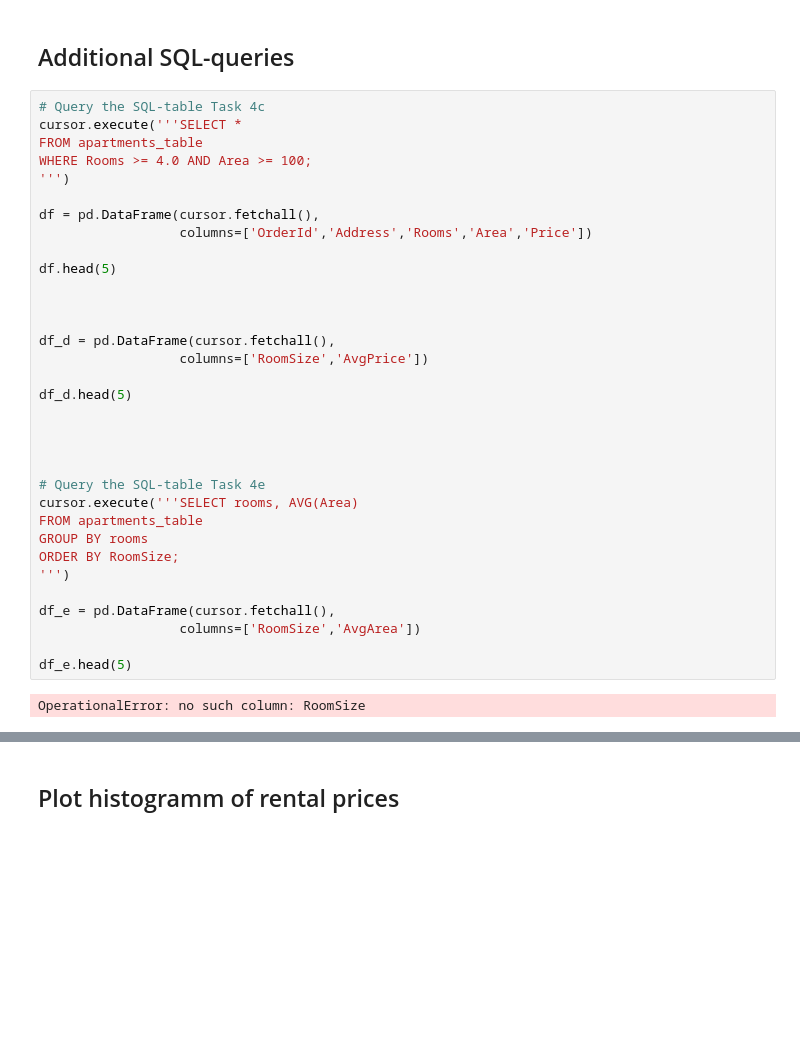
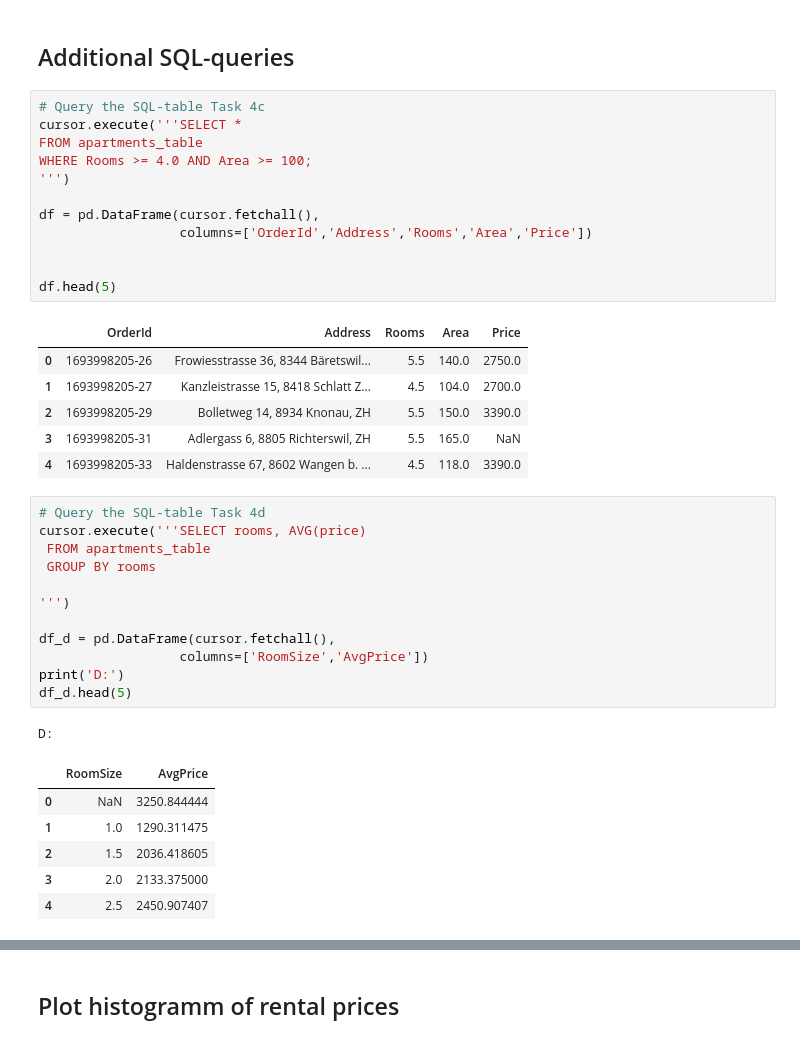
Before and after one commit to hartmannlars/data_analytics, a Jupyter notebook: Week_02/apartments_database_Python.ipynb, the cells around one changed output, grey strips where cells are left out. Saved outputs shown, nothing was run; the diff lists cells and outputs as text; blank space fills up the shorter version.

```diff
--- a/Week_02/apartments_database_Python.ipynb
+++ b/Week_02/apartments_database_Python.ipynb
@@ -105,35 +105,39 @@ df
 # %%
 # Query the SQL-table Task 4c
 cursor.execute('''SELECT *
 FROM apartments_table
 WHERE Rooms >= 4.0 AND Area >= 100;
 ''')
 
 df = pd.DataFrame(cursor.fetchall(),
                   columns=['OrderId','Address','Rooms','Area','Price'])
 
+
 df.head(5)
-
-
-
-df_d = pd.DataFrame(cursor.fetchall(),
-                  columns=['RoomSize','AvgPrice'])
-
-df_d.head(5)
-
-
-
-
-# Query the SQL-table Task 4e
-cursor.execute('''SELECT rooms, AVG(Area)
-FROM apartments_table
-GROUP BY rooms
-ORDER BY RoomSize;
-''')
-
-df_e = pd.DataFrame(cursor.fetchall(),
-                  columns=['RoomSize','AvgArea'])
-
-df_e.head(5)
 # %% [output]
-OperationalError: no such column: RoomSize
+|  | OrderId | Address | Rooms | Area | Price |
+| 0 | 1693998205-26 | Frowiesstrasse 36, 8344 Bäretswil... | 5.5 | 140.0 | 2750.0 |
+| 1 | 1693998205-27 | Kanzleistrasse 15, 8418 Schlatt Z... | 4.5 | 104.0 | 2700.0 |
+| 2 | 1693998205-29 | Bolletweg 14, 8934 Knonau, ZH | 5.5 | 150.0 | 3390.0 |
+| 3 | 1693998205-31 | Adlergass 6, 8805 Richterswil, ZH | 5.5 | 165.0 | NaN |
+| 4 | 1693998205-33 | Haldenstrasse 67, 8602 Wangen b. ... | 4.5 | 118.0 | 3390.0 |
+# %%
+# Query the SQL-table Task 4d
+cursor.execute('''SELECT rooms, AVG(price)
+ FROM apartments_table
+ GROUP BY rooms
+
+''')
+
+df_d = pd.DataFrame(cursor.fetchall(),
+                  columns=['RoomSize','AvgPrice'])
+print('D:')
+df_d.head(5)
+# %% [output]
+D:
+|  | RoomSize | AvgPrice |
+| 0 | NaN | 3250.844444 |
+| 1 | 1.0 | 1290.311475 |
+| 2 | 1.5 | 2036.418605 |
+| 3 | 2.0 | 2133.375000 |
+| 4 | 2.5 | 2450.907407 |
```
Also changed, not shown: parts of 2 cells of this notebook, 8 other files.
